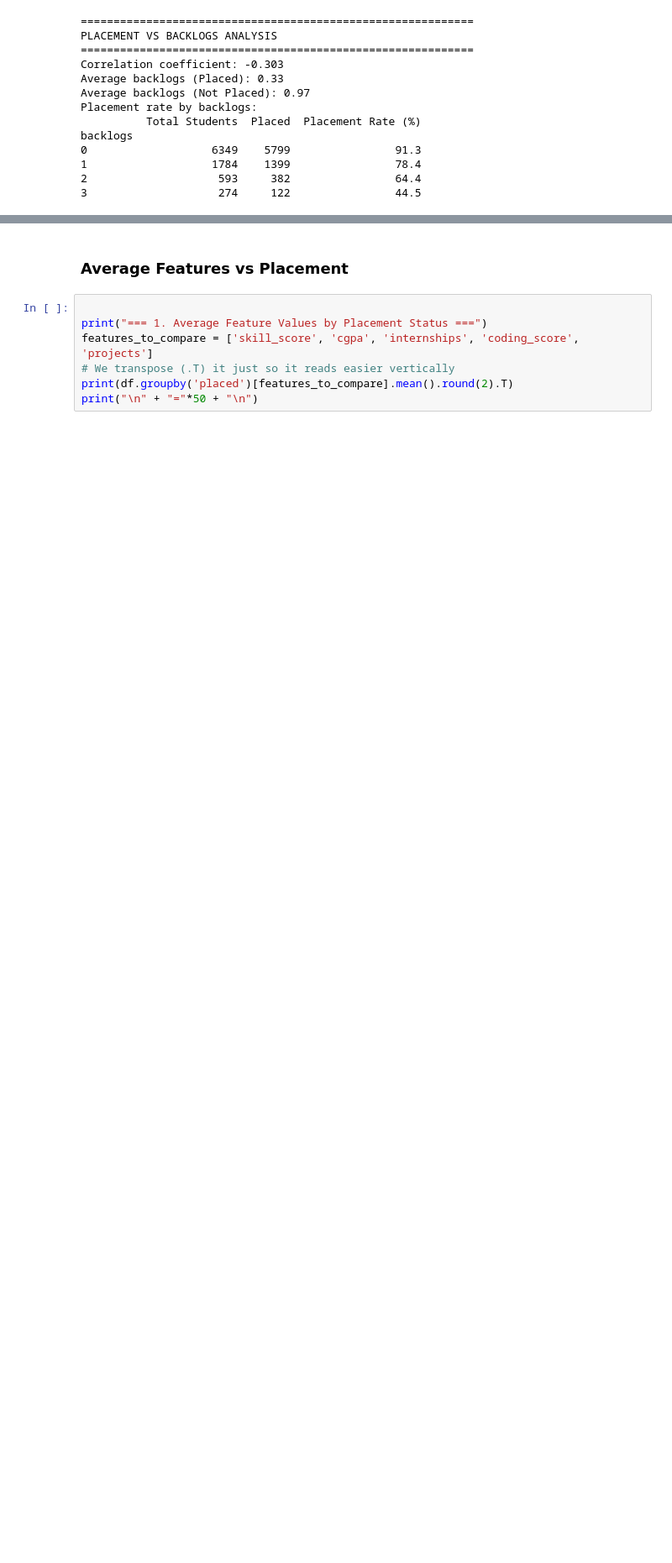
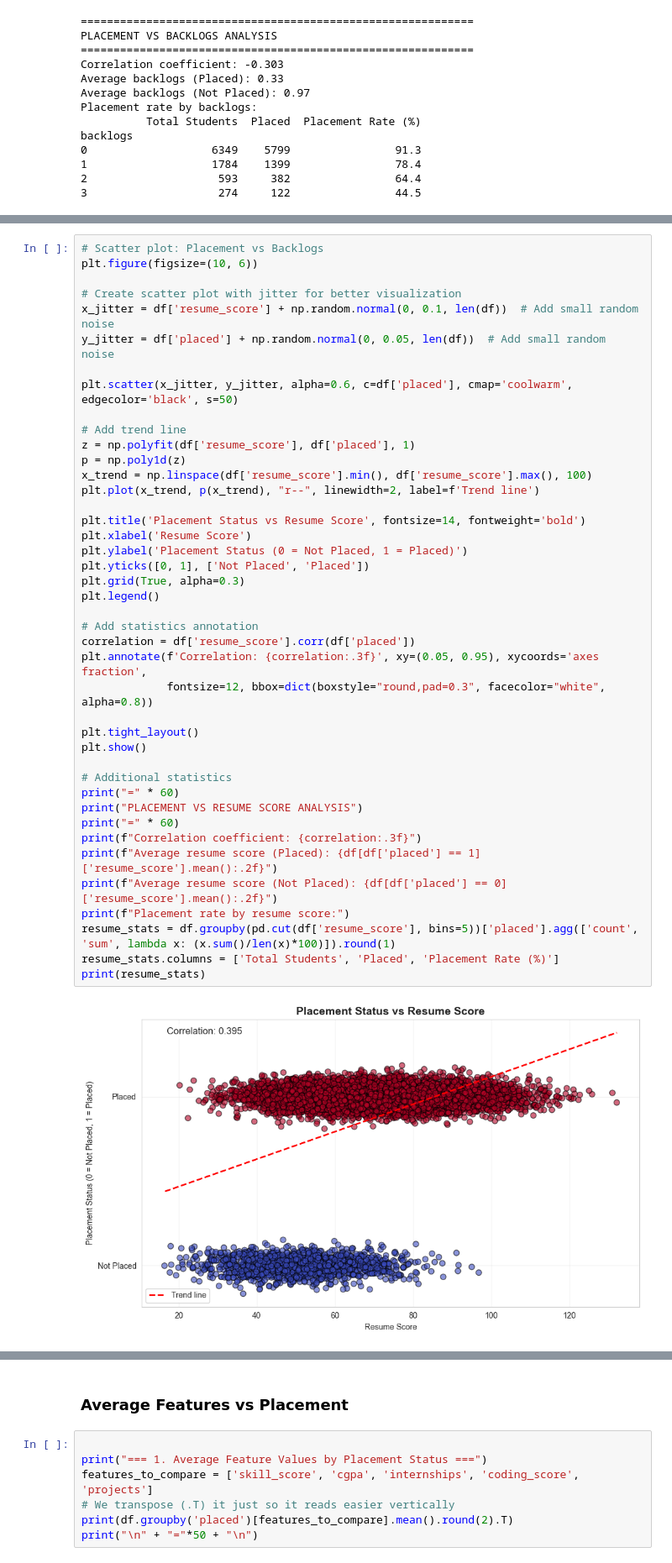
Before and after one commit to UvaishLunsheth/student-placement-project, a Jupyter notebook: notebooks/02_eda.ipynb, the cells around one changed output, grey strips where cells are left out. Shown at 84% size. Saved outputs shown, nothing was run; the diff lists cells and outputs as text; blank space fills up the shorter version.

```diff
--- a/notebooks/02_eda.ipynb
+++ b/notebooks/02_eda.ipynb
@@ -249,0 +230,44 @@ list(df.columns)
+# %%
+# Scatter plot: Placement vs Backlogs
+plt.figure(figsize=(10, 6))
+
+# Create scatter plot with jitter for better visualization
+x_jitter = df['resume_score'] + np.random.normal(0, 0.1, len(df))  # Add small random noise
+y_jitter = df['placed'] + np.random.normal(0, 0.05, len(df))  # Add small random noise
+
+plt.scatter(x_jitter, y_jitter, alpha=0.6, c=df['placed'], cmap='coolwarm', edgecolor='black', s=50)
+
+# Add trend line
+z = np.polyfit(df['resume_score'], df['placed'], 1)
+p = np.poly1d(z)
+x_trend = np.linspace(df['resume_score'].min(), df['resume_score'].max(), 100)
+plt.plot(x_trend, p(x_trend), "r--", linewidth=2, label=f'Trend line')
+
+plt.title('Placement Status vs Resume Score', fontsize=14, fontweight='bold')
+plt.xlabel('Resume Score')
+plt.ylabel('Placement Status (0 = Not Placed, 1 = Placed)')
+plt.yticks([0, 1], ['Not Placed', 'Placed'])
+plt.grid(True, alpha=0.3)
+plt.legend()
+
+# Add statistics annotation
+correlation = df['resume_score'].corr(df['placed'])
+plt.annotate(f'Correlation: {correlation:.3f}', xy=(0.05, 0.95), xycoords='axes fraction',
+             fontsize=12, bbox=dict(boxstyle="round,pad=0.3", facecolor="white", alpha=0.8))
+
+plt.tight_layout()
+plt.show()
+
+# Additional statistics
+print("=" * 60)
+print("PLACEMENT VS RESUME SCORE ANALYSIS")
+print("=" * 60)
+print(f"Correlation coefficient: {correlation:.3f}")
+print(f"Average resume score (Placed): {df[df['placed'] == 1]['resume_score'].mean():.2f}")
+print(f"Average resume score (Not Placed): {df[df['placed'] == 0]['resume_score'].mean():.2f}")
+print(f"Placement rate by resume score:")
+resume_stats = df.groupby(pd.cut(df['resume_score'], bins=5))['placed'].agg(['count', 'sum', lambda x: (x.sum()/len(x)*100)]).round(1)
+resume_stats.columns = ['Total Students', 'Placed', 'Placement Rate (%)']
+print(resume_stats)
+# %% [output]
+[figure, added]
```
Also changed, not shown: parts of 4 cells of this notebook, 1 other file.
